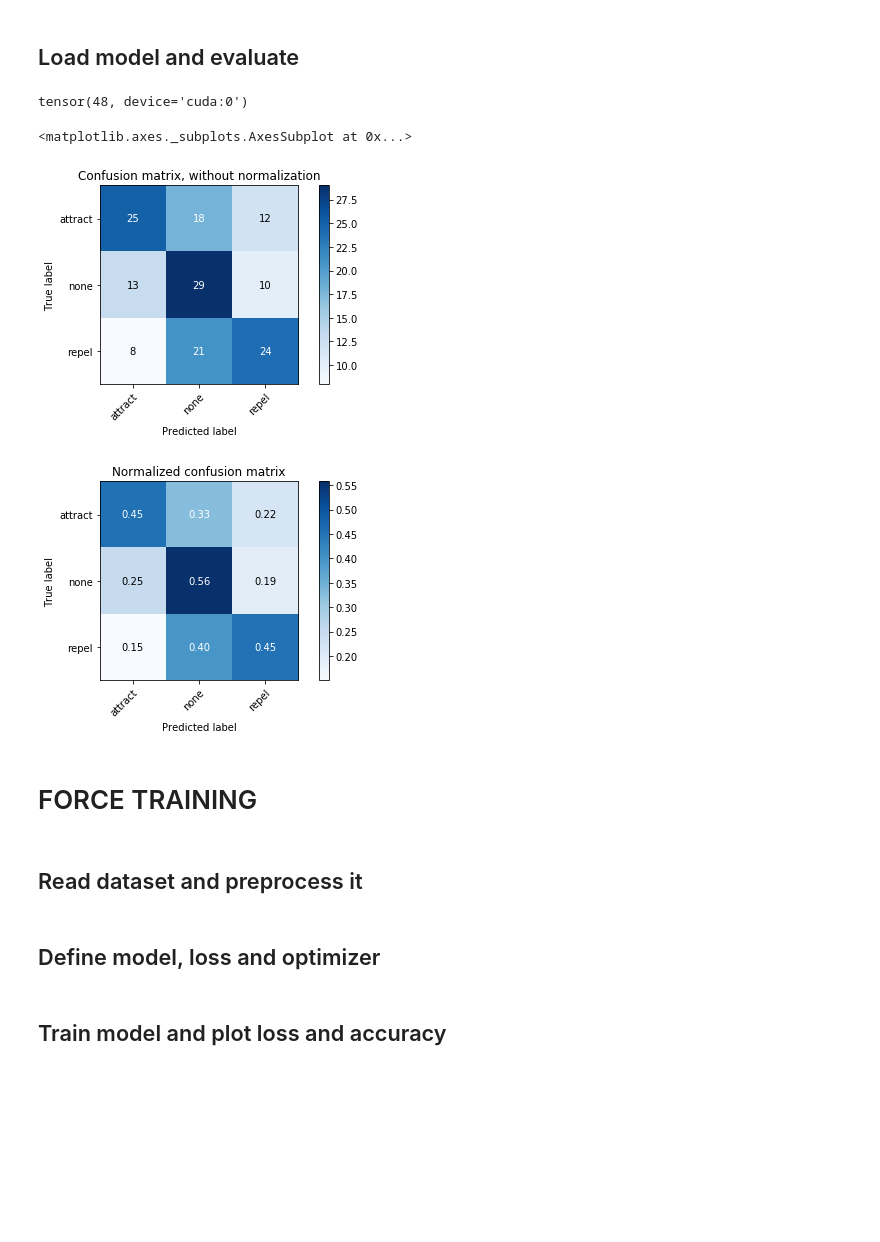
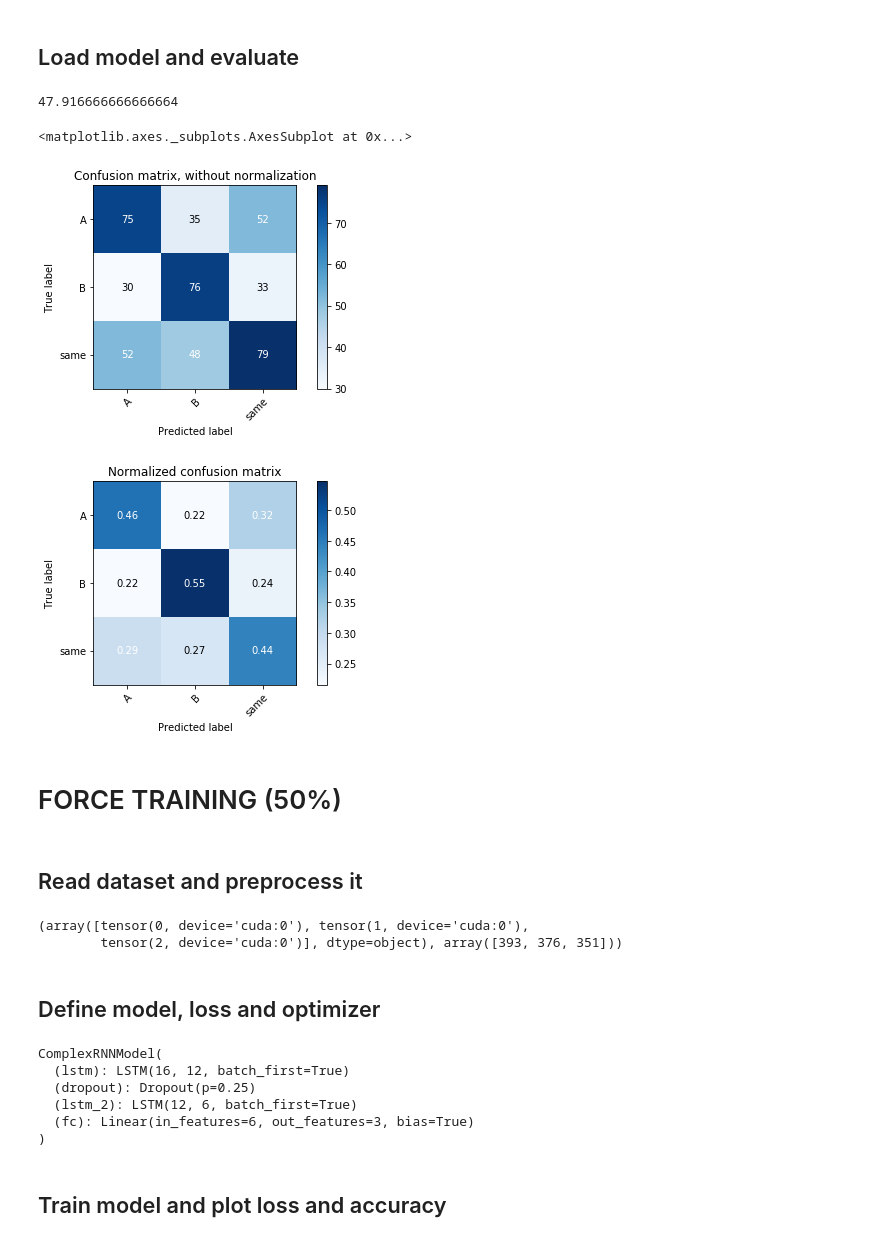
Before and after one commit to iamhectorotero/learning-physical-properties-with-rnns, a Jupyter notebook: 2. Passive Training loop.ipynb, the cells around one changed output. Drawn from its saved outputs; the diff is of its cells as text; code cells hidden in the pictures; blank space fills up the shorter version.

Commit message:
Training 1000 epochs on passive data

```diff
--- a/2. Passive Training loop.ipynb
+++ b/2. Passive Training loop.ipynb
@@ -24,4 +24,11 @@ from training import evaluate, training_loop
 ## Read dataset and preprocess it
 # %%
 all_trials = read_dataset("passive_trials.h5")
-train_loader, val_loader = prepare_dataset(all_trials, MASS_CLASS_COLS, normalise=True)
+train_loader, val_loader = prepare_dataset(all_trials, MASS_CLASS_COLS, normalise=True, batch_size=128, test_size=0.3)
+# %%
+Y = []
+for x,y in train_loader:
+
+    Y.extend(list(y))
+
+counts = np.unique(Y, return_counts=True)[1]
@@ -85,19 +100,19 @@ accuracy, predicted = evaluate(model, val_loader, return_predicted=True)
 # %%
 print(accuracy)
 # %% [output]
-tensor(48, device='cuda:0')
+47.916666666666664
 # %%
 predicted = [pred.cpu() for pred in predicted]
-Y_val = np.array([y.cpu().numpy() for x, y in val_loader]).reshape(-1)
+Y_val = np.concatenate([y.cpu().numpy() for x, y in val_loader])
 # %%
-plot_confusion_matrix(Y_val, predicted, classes=FORCE_CLASS_COLS, normalize=False)
-plot_confusion_matrix(Y_val, predicted, classes=FORCE_CLASS_COLS, normalize=True)
+plot_confusion_matrix(Y_val, predicted, classes=MASS_CLASS_COLS, normalize=False)
+plot_confusion_matrix(Y_val, predicted, classes=MASS_CLASS_COLS, normalize=True)
 # %% [output]
 <matplotlib.axes._subplots.AxesSubplot at 0x...>
-[figure, old version]
+[figure, new version]
-[figure, old version]
+[figure, new version]
 # %% [markdown]
-# FORCE TRAINING
+# FORCE TRAINING (50%)
 # %% [markdown]
 ## Read dataset and preprocess it
 # %%
@@ -106,3 +121,13 @@ train_loader, val_loader = prepare_dataset(all_trials, FORCE_CLASS_COLS, normali
+# %%
+Y = []
+for x,y in train_loader:
+
+    Y.extend(list(y))
+
+np.unique(Y, return_counts=True)
+# %% [output]
+(array([tensor(0, device='cuda:0'), tensor(1, device='cuda:0'),
+        tensor(2, device='cuda:0')], dtype=object), array([393, 376, 351]))
 # %% [markdown]
 ## Define model, loss and optimizer
 # %%
@@ -121,6 +146,15 @@ model = model.cuda()
 
 error = nn.CrossEntropyLoss().cuda()
 optimizer = torch.optim.Adam(model.parameters(), lr=0.001)
+# %%
+model.train()
+# %% [output]
+ComplexRNNModel(
+  (lstm): LSTM(16, 12, batch_first=True)
+  (dropout): Dropout(p=0.25)
+  (lstm_2): LSTM(12, 6, batch_first=True)
+  (fc): Linear(in_features=6, out_features=3, bias=True)
+)
 # %% [markdown]
 ## Train model and plot loss and accuracy
 # %%
```
Also changed, not shown: parts of 12 cells of this notebook, 3 other files.
